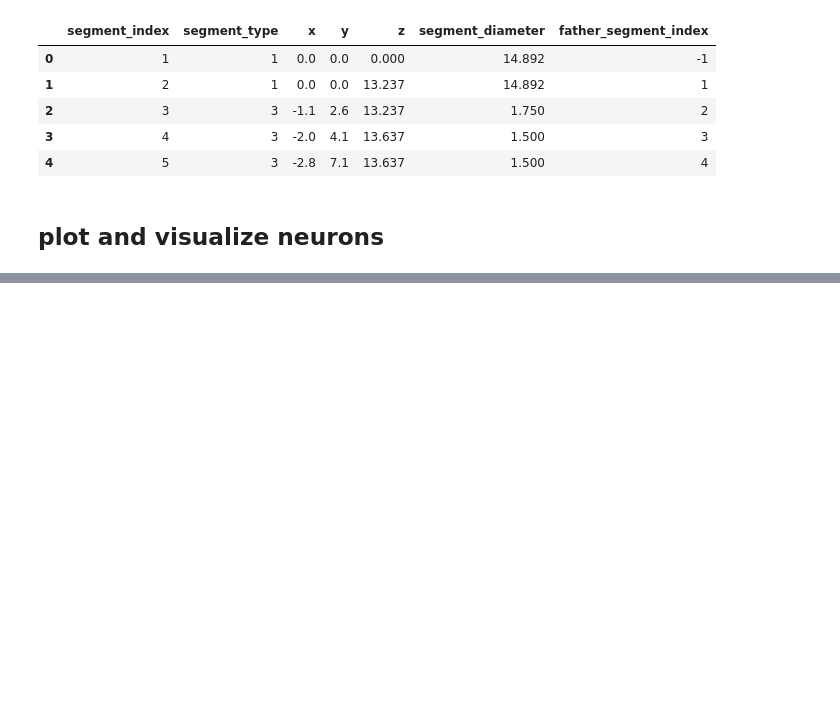
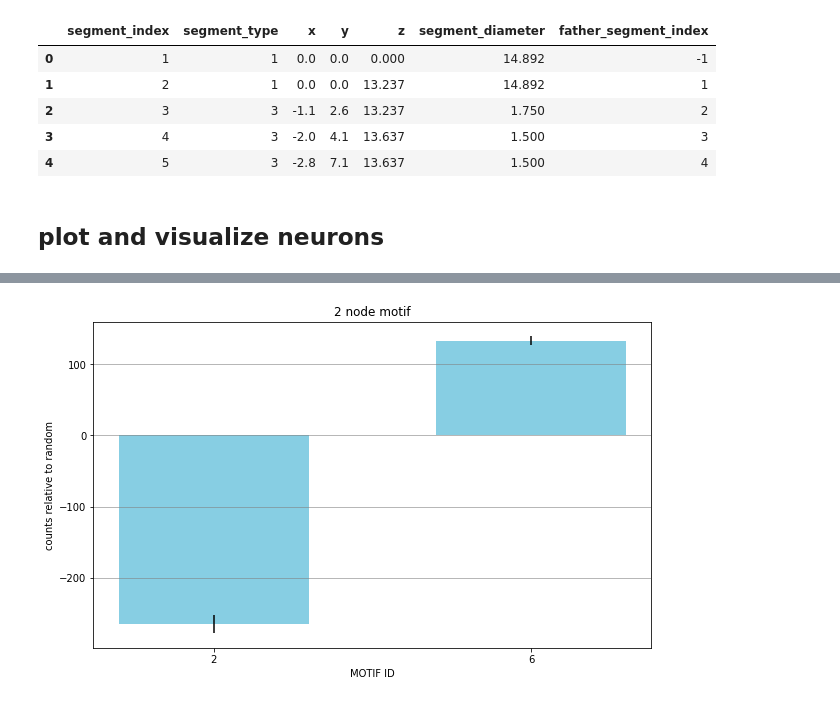
Before and after one commit to miaomiaoYao/HW, a Jupyter notebook: CNeuro/CNeuro_hw1.ipynb, the cells around one changed output, grey strips where cells are left out. Saved outputs shown, nothing was run; the diff lists cells and outputs as text; code cells hidden in the pictures; blank space fills up the shorter version.

```diff
--- a/CNeuro/CNeuro_hw1.ipynb
+++ b/CNeuro/CNeuro_hw1.ipynb
@@ -88,0 +211,16 @@ spine_reach_zone(file_purkinjie)
+# %%
+plt.figure(figsize=(10,6))
+x = np.array(["2","6"])
+y = np.array([1731-1996,187-54.5])
+std_err=np.array([12.3,6.1])
+
+bar_width=0.6
+plt.bar(x, y, bar_width, color="#87cee3", align="center", yerr=std_err, alpha=1)
+
+plt.xlabel("MOTIF ID")
+plt.ylabel("counts relative to random")
+plt.title("2 node motif")
+plt.grid(axis="y", ls="-", color="gray", alpha=0.7)
+plt.show()
+# %% [output]
+[figure, added]
```
Also changed, not shown: parts of 22 cells of this notebook.
